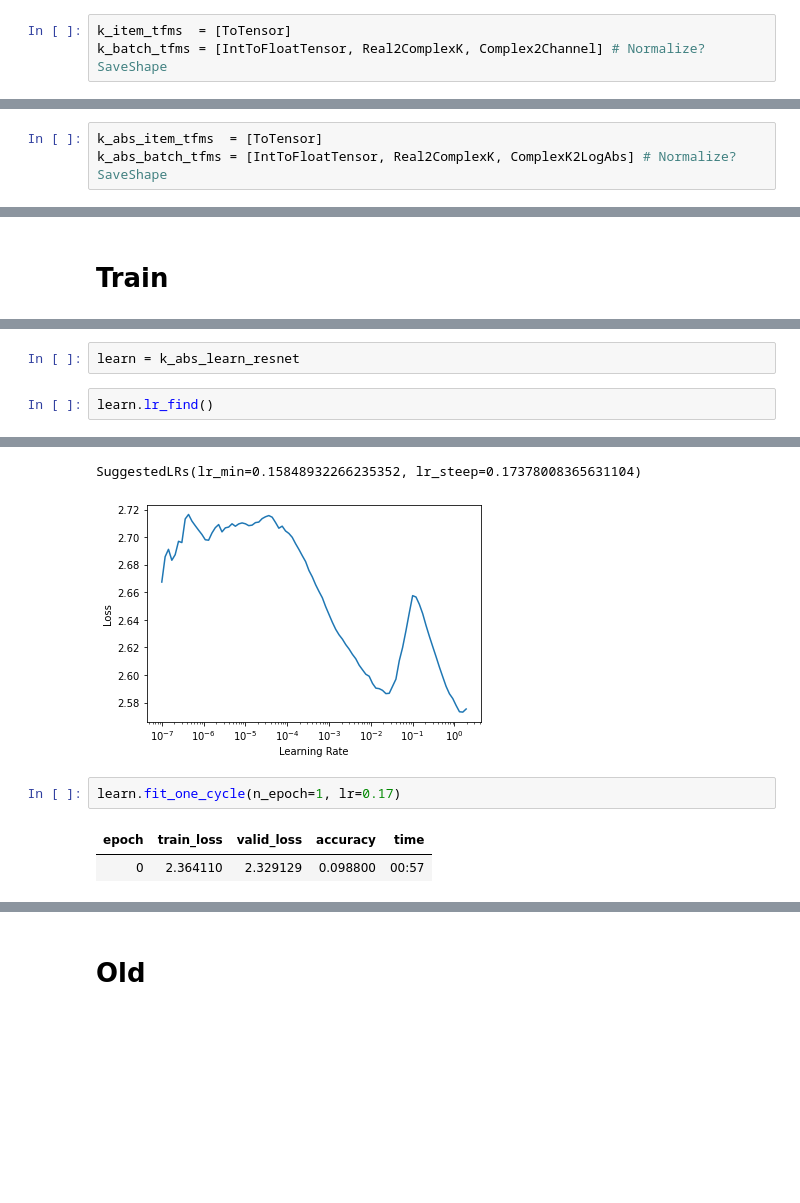
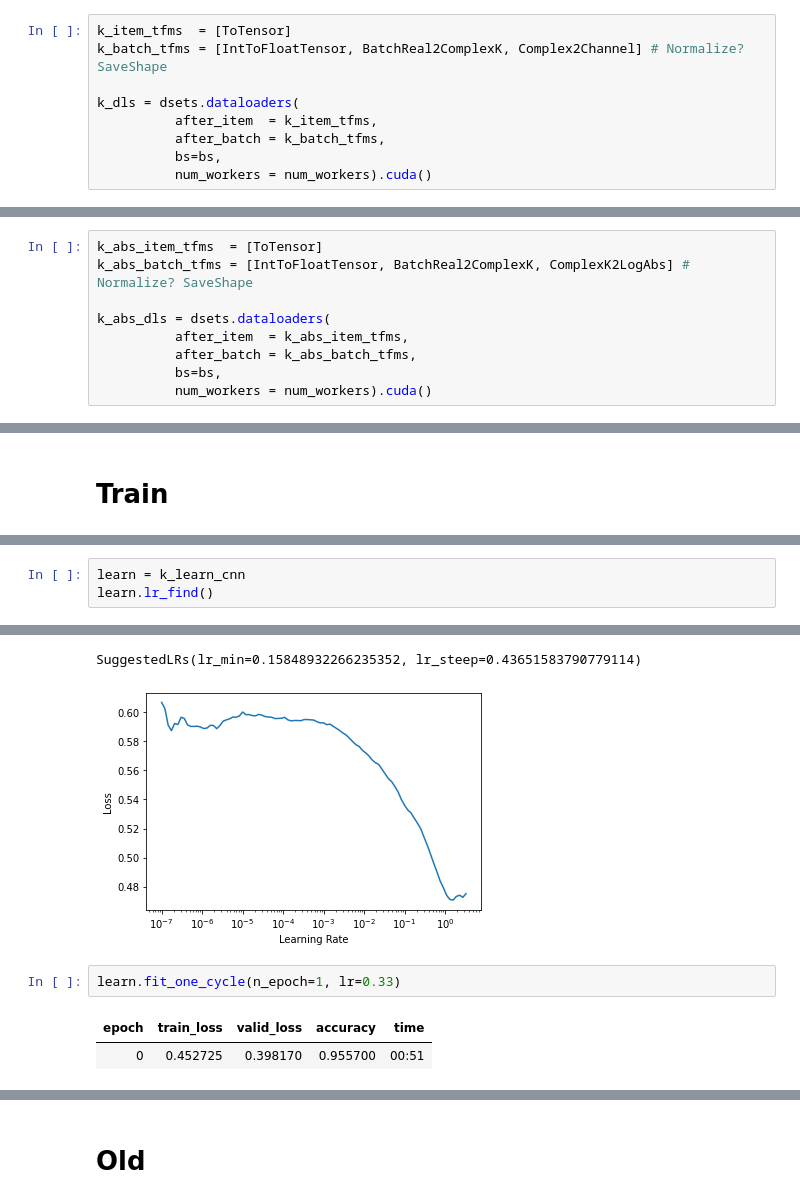
Before and after one commit to RGologorsky/fastmri, a Jupyter notebook: 02_kspace_classifier_real.ipynb, the cells around one changed output, grey strips where cells are left out. Cells and saved outputs as stored; diff of their text form; blank space fills up the shorter version.

```diff
--- a/02_kspace_classifier_real.ipynb
+++ b/02_kspace_classifier_real.ipynb
@@ -180,4 +186,10 @@ im_dls = dsets.dataloaders(
 Define dataloaders (learning in complex kspace)
 # %%
 k_item_tfms  = [ToTensor]
-k_batch_tfms = [IntToFloatTensor, Real2ComplexK, Complex2Channel] # Normalize? SaveShape
+k_batch_tfms = [IntToFloatTensor, BatchReal2ComplexK, Complex2Channel] # Normalize? SaveShape
+
+k_dls = dsets.dataloaders(
+          after_item  = k_item_tfms,
+          after_batch = k_batch_tfms,
+          bs=bs,
+          num_workers = num_workers).cuda()
@@ -191,4 +226,10 @@ k_dls = dsets.dataloaders(
 Define dataloaders (learning in log amp kspace)
 # %%
 k_abs_item_tfms  = [ToTensor]
-k_abs_batch_tfms = [IntToFloatTensor, Real2ComplexK, ComplexK2LogAbs] # Normalize? SaveShape
+k_abs_batch_tfms = [IntToFloatTensor, BatchReal2ComplexK, ComplexK2LogAbs] # Normalize? SaveShape
+
+k_abs_dls = dsets.dataloaders(
+          after_item  = k_abs_item_tfms,
+          after_batch = k_abs_batch_tfms,
+          bs=bs,
+          num_workers = num_workers).cuda()
@@ -364,15 +481,14 @@ K log abs space, 1 epoch:
-# %%
-learn = k_abs_learn_resnet
 # %%
+learn = k_learn_cnn
 learn.lr_find()
 # %% [output]
 [interactive output not drawn]
-SuggestedLRs(lr_min=0.15848932266235352, lr_steep=0.17378008365631104)
+SuggestedLRs(lr_min=0.15848932266235352, lr_steep=0.43651583790779114)
-[figure, old version]
+[figure, new version]
 # %%
-learn.fit_one_cycle(n_epoch=1, lr=0.17)
+learn.fit_one_cycle(n_epoch=1, lr=0.33)
 # %% [output]
 | epoch | train_loss | valid_loss | accuracy | time |
-| 0 | 2.364110 | 2.329129 | 0.098800 | 00:57 |
+| 0 | 0.452725 | 0.398170 | 0.955700 | 00:51 |
 # %%
 learn.fit_one_cycle(n_epoch=5, lr=0.1)
```
Also changed, not shown: parts of 44 cells of this notebook.
